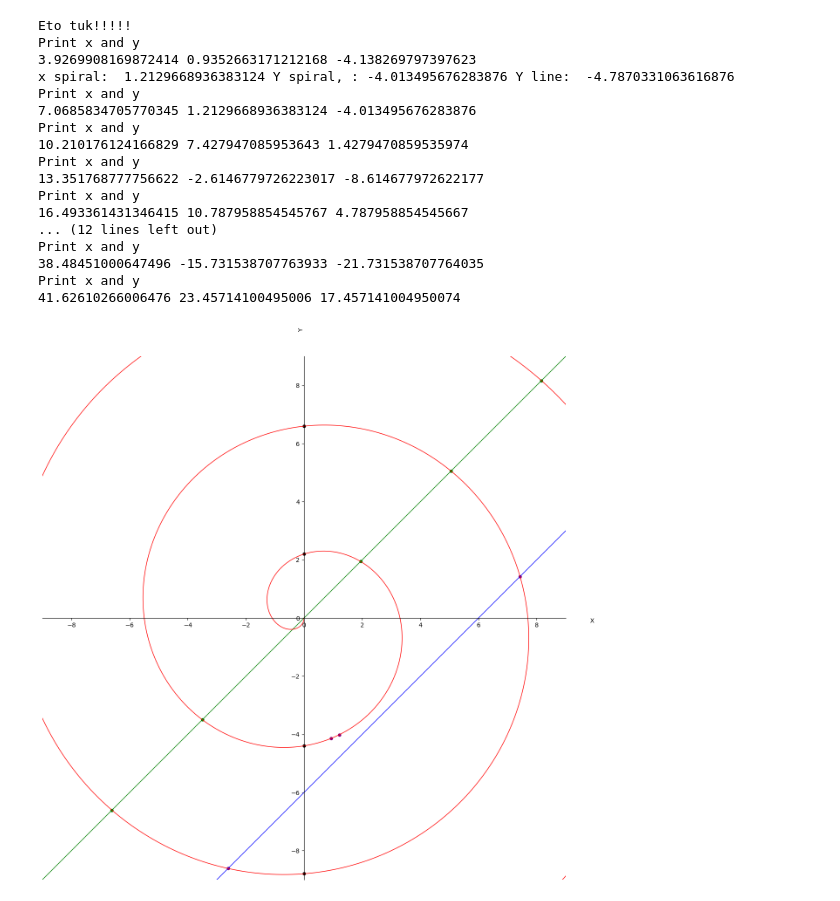
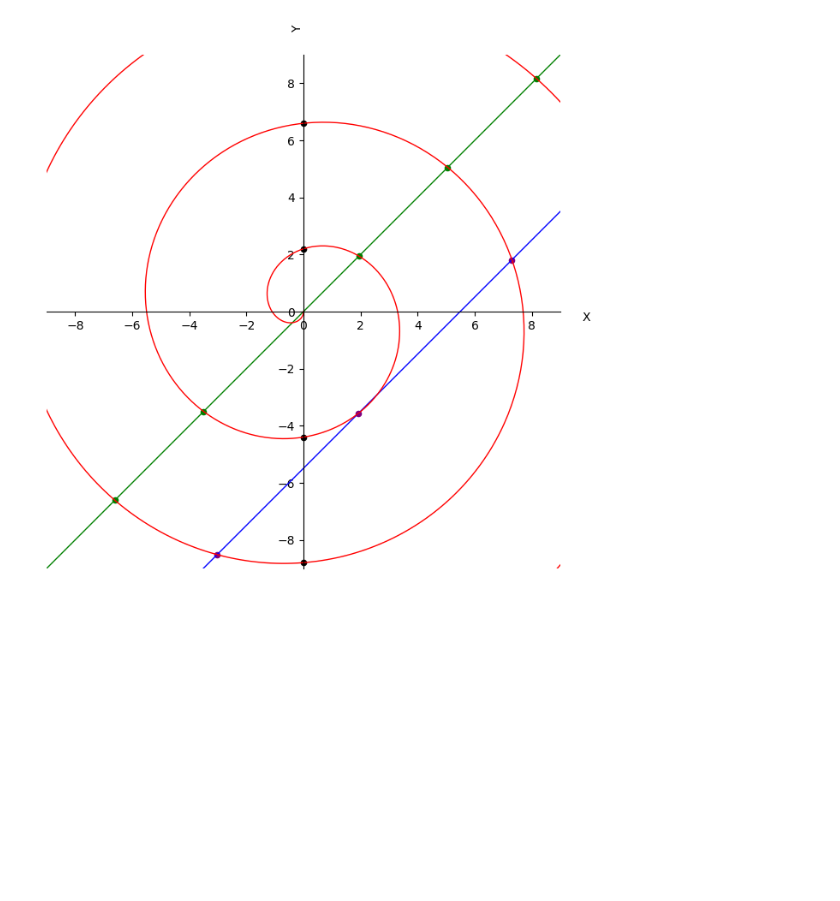
Before and after one commit to Kiril-Lazarov/Intersection-points-between-a-line-and-a-spiral, a Jupyter notebook: Intersection between a line and a spiral.ipynb, the cells around one changed output. Cells and saved outputs as stored; diff of their text form; code cells hidden in the pictures; blank space fills up the shorter version.

```diff
--- a/Intersection between a line and a spiral.ipynb
+++ b/Intersection between a line and a spiral.ipynb
@@ -209,13 +209,18 @@ def plot_objects(a, b, spiral_radius_velocity,
 
         t_index = rotated_y_intscs_t.index(t)
         # print('t_index: ', t_index)
+        # x, y = calc_spiral_line_intersection_points(a, b, t, spiral_radius_velocity,
+        #                             init_spiral_angle, spiral_angle_velocity,
+        #                             min_distance, t_index, accuracy=12)
+
         x, y = calc_spiral_line_intersection_points(a, b, t, spiral_radius_velocity,
                                     init_spiral_angle, spiral_angle_velocity,
-                                    min_distance, t_index, accuracy = 12)
+                                    min_distance, accuracy=12)
+
         # print('Index: ', rotated_y_intscs_t.index(t), end=' -> ')
         if (x, y) != (None, None):
-            print('Print x and y')
-            print(t, x, y)
+            # print('Print x and y')
+            # print(t, x, y)
             real_intersects.append([x, y])
         # print(x, y)
     for x, y in real_intersects:
@@ -232,43 +237,26 @@ def plot_objects(a, b, spiral_radius_velocity,
 # %%
 # Define line and spiral variables
 
 factor = 1
 a = factor *1
-b = factor * -6
+b = factor * -5.49
 'factor = 4'
 'a = 1'
 'b = -5.64'
 '13.9752109'
 '-5.53005'
 spiral_radius_velocity = factor *0.7
 init_spiral_angle = 3*(np.pi/2)
 spiral_angle_velocity = -1
 
 c = 9
-f = 20
+f = 10
 plot_objects(a, b,spiral_radius_velocity, spiral_angle_velocity,
              init_spiral_angle,
              figsize=(f, f),
              x_y_lim=((-c, c),(-c, c)))
 # %% [output]
-Eto tuk!!!!!
-Print x and y
-3.9269908169872414 0.9352663171212168 -4.138269797397623
-x spiral:  1.2129668936383124 Y spiral, : -4.013495676283876 Y line:  -4.7870331063616876
-Print x and y
-7.0685834705770345 1.2129668936383124 -4.013495676283876
-Print x and y
-10.210176124166829 7.427947085953643 1.4279470859535974
-Print x and y
-13.351768777756622 -2.6146779726223017 -8.614677972622177
-Print x and y
-16.493361431346415 10.787958854545767 4.787958854545667
-... (12 lines left out)
-Print x and y
-38.48451000647496 -15.731538707763933 -21.731538707764035
-Print x and y
-41.62610266006476 23.45714100495006 17.457141004950074
-[figure, old version]
+[figure, new version]
 # %%
 
 
```
Also changed, not shown: parts of 3 cells of this notebook.
